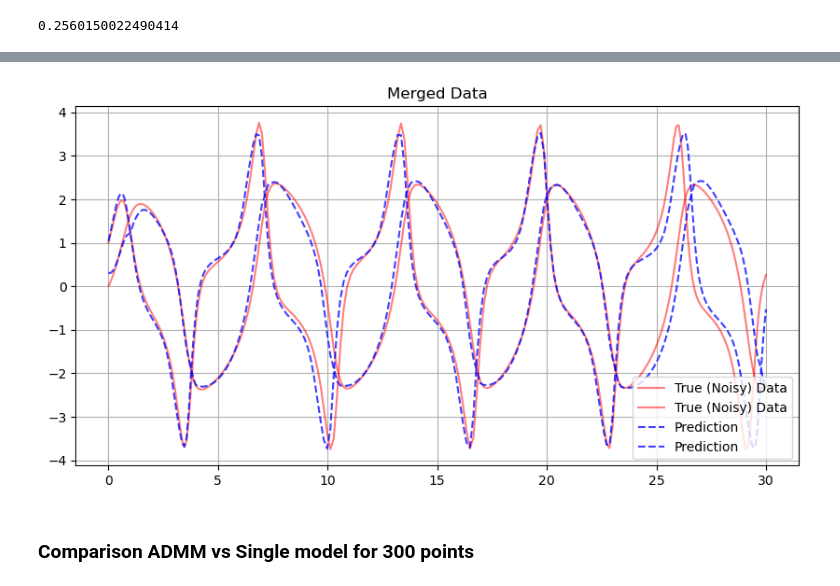
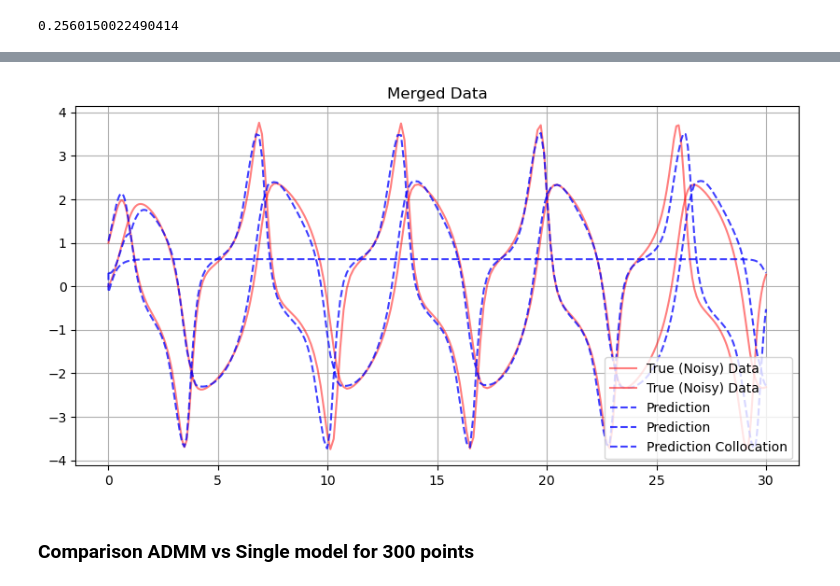
Before and after one commit to mariashapo/NODE, a Jupyter notebook: 03_admm/train_pyomo_admm_toy.ipynb, the cells around one changed output, grey strips where cells are left out. Drawn from its saved outputs; the diff is of its cells as text; code cells hidden in the pictures.

```diff
--- a/03_admm/train_pyomo_admm_toy.ipynb
+++ b/03_admm/train_pyomo_admm_toy.ipynb
@@ -166,32 +210,0 @@ array([[0., 0.],
-# %%
-import nn_pyomo_admm
-importlib.reload(nn_pyomo_admm)
-NeuralODEPyomoADMM = nn_pyomo_admm.NeuralODEPyomoADMM
-
-initial_states = [np.array([0.0, 1.0])]
-results = []
-
-for i, state in enumerate(initial_states):
-        ts, ys, y_est, Ds = generate_admm_data(state)
-        tol = 1e-8
-        params = {"tol":tol,
-                #"dual_inf_tol": tol, "compl_inf_tol": tol, "constr_viol_tol": tol,
-                "halt_on_ampl_error" : 'yes',
-                "print_level": 5, "max_iter": 3000}
-
-        layer_sizes = [2, 32, 2]
-
-        ode_model = NeuralODEPyomoADMM(y_observed = ys,
-                                t = ts, # t
-                                first_derivative_matrix = Ds, # derivative matrix
-                                extra_input = None, # extra inputs
-                                y_init = y_est,
-                                layer_sizes = layer_sizes, act_func = "tanh",
-                                penalty_lambda_reg = 0.001,
-                                rho = 1.0,
-                                time_invariant = True,
-                                w_init_method = 'xavier',
-                                params = params
-                                )
-
-        results.append(ode_model.admm_solve(iterations=10, tol_primal=1e-2, record = True))
@@ -362,7 +329,7 @@ params = {"tol" : tol,
           "halt_on_ampl_error" : 'yes', "print_level": 5, "max_iter": 3000}
 # %%
 mse_total = 0
-skipped = 0
+exploding_error = 0
 
 for state in initial_states:
 
@@ -397,8 +364,7 @@ for state in initial_states:
     mse_single = np.mean(np.square(predictions - ys_single_true))
     if mse_single > 5:
         print("MSE: ", mse_single)
-        skipped += 1
-        continue
+        exploding_error += 1
 
     mse_total += mse_single
 # %% [output]
@@ -427,0 +394,4 @@ mse_single
+# %%
+DirectODESolver = reload_module('ode_solver_pyomo_opt', 'DirectODESolver')
+weights = trainer.model.extract_weights()
+direct_solver = DirectODESolver(ts_single, [2, 32, 2], weights, ys_single[0], Ds_single)
@@ -427,0 +422,3 @@ mse_single
+# %%
+y_colloc = direct_solver.extract_solution()
+np.mean(np.square(ys_single - y_colloc))
@@ -471,14 +458,15 @@ plt.show()
 # %%
 plt.figure(figsize=(10, 5))
 plt.plot(ts_single, ys_single_true[:,0], label='True (Noisy) Data', color = 'red', alpha = 0.5)
 plt.plot(ts_single, ys_single_true[:,1], label='True (Noisy) Data', color = 'red', alpha = 0.5)
 plt.plot(ts_single[:], predictions, label='Prediction', color = 'blue', ls = '--', alpha = 0.75)
+plt.plot(ts_single[:], y_colloc[:,0], label='Prediction Collocation', color = 'blue', ls = '--', alpha = 0.75)
 plt.legend(loc ="lower right")
 plt.grid(True)
 plt.title("Merged Data")
 plt.show()
 # %% [output]
-[figure, old version]
+[figure, new version]
 # %% [markdown]
 ### Comparison ADMM vs Single model for 300 points
 # %%
```
Also changed, not shown: parts of 21 cells of this notebook, 9 other files.
